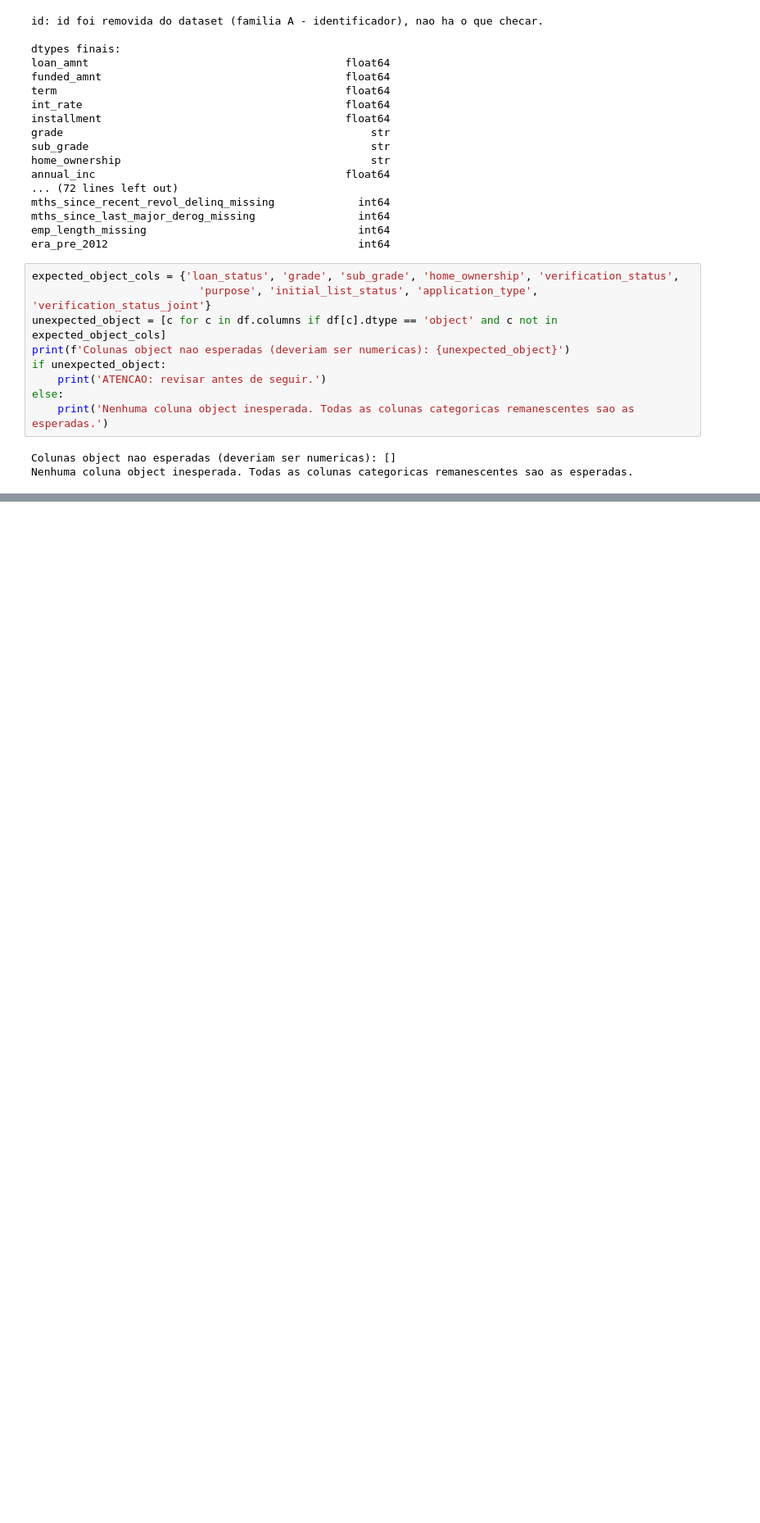
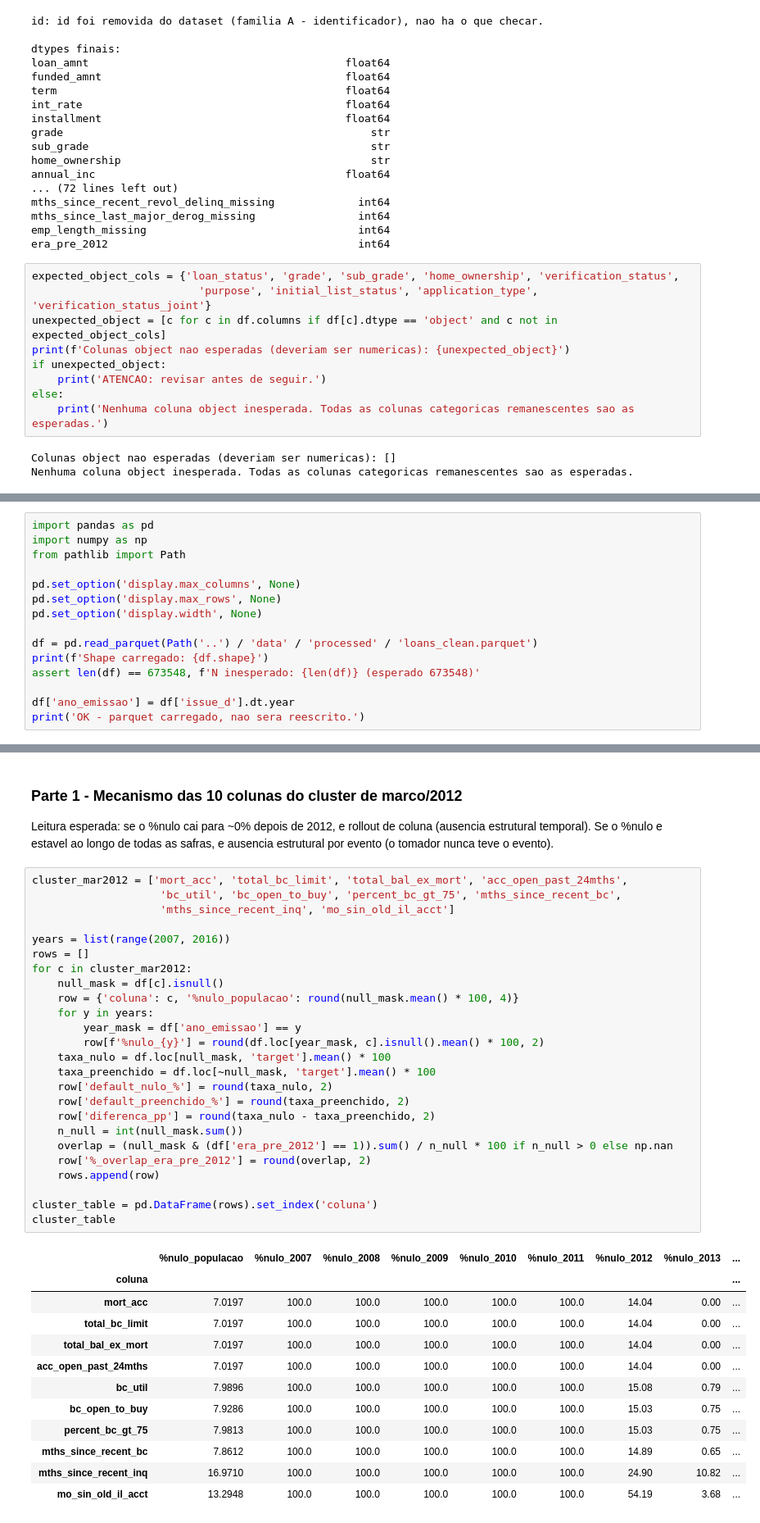
Before and after one commit to MateusFPavan/credit-default-prediction-lendingclub, a Jupyter notebook: notebooks/03_build_processed.ipynb, the cells around one changed output, grey strips where cells are left out. Shown at 82% size. Drawn from its saved outputs; the diff is of its cells as text; blank space fills up the shorter version.

Commit message:
feat: resolve remaining nulls by mechanism; finalize analytical dataset
Co-Authored-By: Claude Sonnet 5 <noreply@anthropic.com>

```diff
--- a/notebooks/03_build_processed.ipynb
+++ b/notebooks/03_build_processed.ipynb
@@ -477,0 +484,15 @@ Nenhuma coluna object inesperada. Todas as colunas categoricas remanescentes sao
+# %%
+import pandas as pd
+import numpy as np
+from pathlib import Path
+
+pd.set_option('display.max_columns', None)
+pd.set_option('display.max_rows', None)
+pd.set_option('display.width', None)
+
+df = pd.read_parquet(Path('..') / 'data' / 'processed' / 'loans_clean.parquet')
+print(f'Shape carregado: {df.shape}')
+assert len(df) == 673548, f'N inesperado: {len(df)} (esperado 673548)'
+
+df['ano_emissao'] = df['issue_d'].dt.year
+print('OK - parquet carregado, nao sera reescrito.')
@@ -477,0 +502,44 @@ Nenhuma coluna object inesperada. Todas as colunas categoricas remanescentes sao
+# %% [markdown]
+### Parte 1 - Mecanismo das 10 colunas do cluster de marco/2012
+
+Leitura esperada: se o %nulo cai para ~0% depois de 2012, e rollout de coluna (ausencia
+estrutural temporal). Se o %nulo e estavel ao longo de todas as safras, e ausencia
+estrutural por evento (o tomador nunca teve o evento).
+# %%
+cluster_mar2012 = ['mort_acc', 'total_bc_limit', 'total_bal_ex_mort', 'acc_open_past_24mths',
+                    'bc_util', 'bc_open_to_buy', 'percent_bc_gt_75', 'mths_since_recent_bc',
+                    'mths_since_recent_inq', 'mo_sin_old_il_acct']
+
+years = list(range(2007, 2016))
+rows = []
+for c in cluster_mar2012:
+    null_mask = df[c].isnull()
+    row = {'coluna': c, '%nulo_populacao': round(null_mask.mean() * 100, 4)}
+    for y in years:
+        year_mask = df['ano_emissao'] == y
+        row[f'%nulo_{y}'] = round(df.loc[year_mask, c].isnull().mean() * 100, 2)
+    taxa_nulo = df.loc[null_mask, 'target'].mean() * 100
+    taxa_preenchido = df.loc[~null_mask, 'target'].mean() * 100
+    row['default_nulo_%'] = round(taxa_nulo, 2)
+    row['default_preenchido_%'] = round(taxa_preenchido, 2)
+    row['diferenca_pp'] = round(taxa_nulo - taxa_preenchido, 2)
+    n_null = int(null_mask.sum())
+    overlap = (null_mask & (df['era_pre_2012'] == 1)).sum() / n_null * 100 if n_null > 0 else np.nan
+    row['%_overlap_era_pre_2012'] = round(overlap, 2)
+    rows.append(row)
+
+cluster_table = pd.DataFrame(rows).set_index('coluna')
+cluster_table
+# %% [output]
+|  | %nulo_populacao | %nulo_2007 | %nulo_2008 | %nulo_2009 | %nulo_2010 | %nulo_2011 | %nulo_2012 | %nulo_2013 | ... |
+| coluna |  |  |  |  |  |  |  |  | ... |
+| mort_acc | 7.0197 | 100.0 | 100.0 | 100.0 | 100.0 | 100.0 | 14.04 | 0.00 | ... |
+| total_bc_limit | 7.0197 | 100.0 | 100.0 | 100.0 | 100.0 | 100.0 | 14.04 | 0.00 | ... |
+| total_bal_ex_mort | 7.0197 | 100.0 | 100.0 | 100.0 | 100.0 | 100.0 | 14.04 | 0.00 | ... |
+| acc_open_past_24mths | 7.0197 | 100.0 | 100.0 | 100.0 | 100.0 | 100.0 | 14.04 | 0.00 | ... |
+| bc_util | 7.9896 | 100.0 | 100.0 | 100.0 | 100.0 | 100.0 | 15.08 | 0.79 | ... |
+| bc_open_to_buy | 7.9286 | 100.0 | 100.0 | 100.0 | 100.0 | 100.0 | 15.03 | 0.75 | ... |
+| percent_bc_gt_75 | 7.9813 | 100.0 | 100.0 | 100.0 | 100.0 | 100.0 | 15.03 | 0.75 | ... |
+| mths_since_recent_bc | 7.8612 | 100.0 | 100.0 | 100.0 | 100.0 | 100.0 | 14.89 | 0.65 | ... |
+| mths_since_recent_inq | 16.9710 | 100.0 | 100.0 | 100.0 | 100.0 | 100.0 | 24.90 | 10.82 | ... |
+| mo_sin_old_il_acct | 13.2948 | 100.0 | 100.0 | 100.0 | 100.0 | 100.0 | 54.19 | 3.68 | ... |
```
Also changed, not shown: parts of 33 cells of this notebook, 2 other files.
